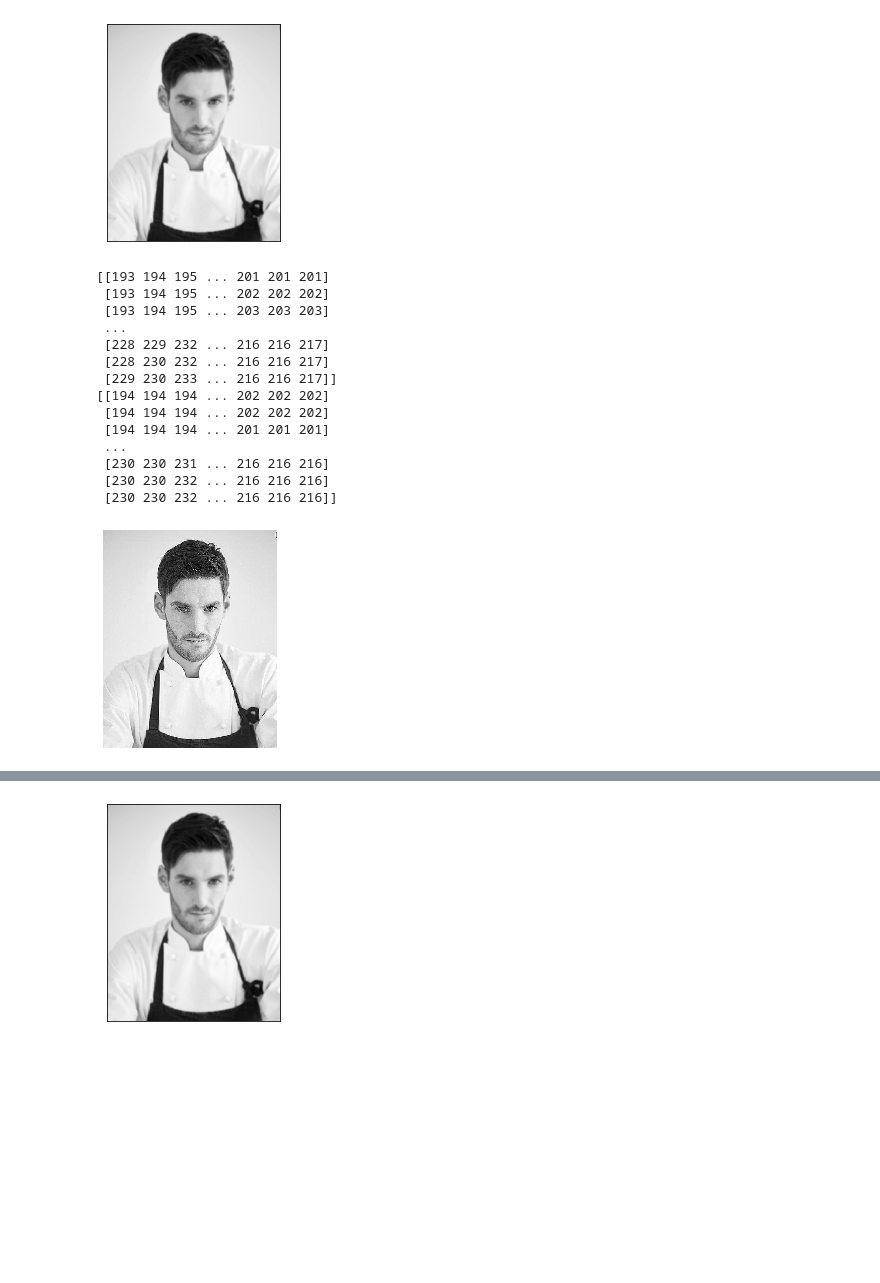
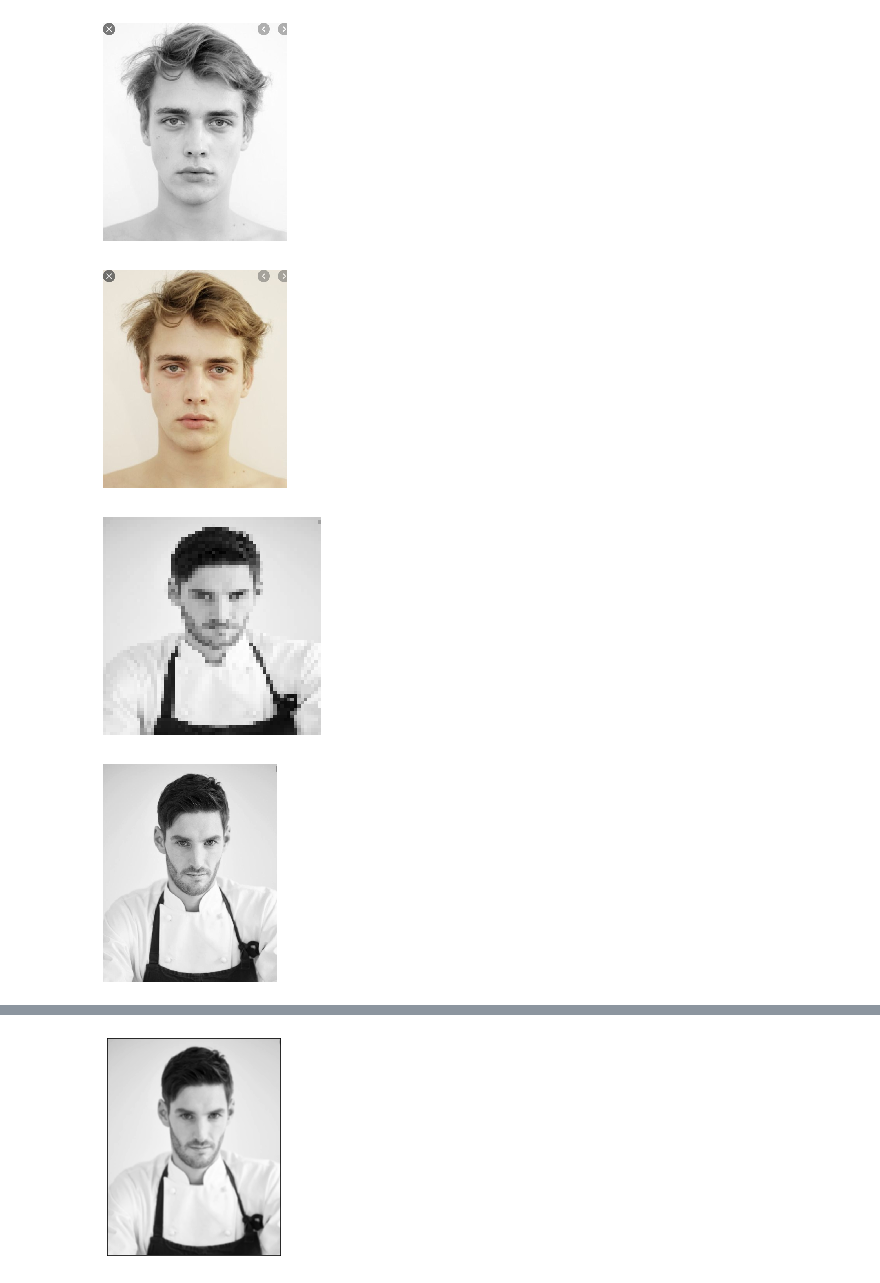
Before and after one commit to ehdrbdndns/Jupyter_project, a Jupyter notebook: opencv_normar_command.ipynb, the cells around one changed output, grey strips where cells are left out. Drawn from its saved outputs; the diff is of its cells as text; code cells hidden in the pictures; blank space fills up the shorter version.

```diff
--- a/opencv_normar_command.ipynb
+++ b/opencv_normar_command.ipynb
@@ -1,62 +1,50 @@
 # %%
 import cv2
 import numpy as np
 from matplotlib import pyplot as plt
 
 #흑백
-#image = cv2.imread("image/Person/test2.jpg", cv2.IMREAD_GRAYSCALE)
-#plt.imshow(image, cmap="gray"), plt.axis("off") # 축제거
-#plt.show()
+image = cv2.imread("image/Person/test2.jpg", cv2.IMREAD_GRAYSCALE)
+plt.imshow(image, cmap="gray"), plt.axis("off") # 축제거
+plt.show()
 
 #print(image)
 #print(image.shape)
 
 #컬러
-#image_bgr = cv2.imread("image/Person/test2.jpg", cv2.IMREAD_COLOR)
-#image_rgb = cv2.cvtColor(image_bgr, cv2.COLOR_BGR2RGB) #opencv는 기본적으로 bgr을 사용하기에 rgb로 바꿔야함.
-#plt.imshow(image_rgb), plt.axis("off") # 축제거
-#plt.show()
+image_bgr = cv2.imread("image/Person/test2.jpg", cv2.IMREAD_COLOR)
+image_rgb = cv2.cvtColor(image_bgr, cv2.COLOR_BGR2RGB) #opencv는 기본적으로 bgr을 사용하기에 rgb로 바꿔야함.
+plt.imshow(image_rgb), plt.axis("off") # 축제거
+plt.show()
 
 #이미지저장   !!주의 동일 이름이 있을 시에 파일을 덮어버림
 #path = "image/Person/"
 #name = input("파일 이름 입력: ")
 #extention = input("확장자 입력")
 #cv2.imwrite(path + name + "." + extention, image)
 
 #사이즈 재조정
-#image_2 = cv2.imread("image/Person/test3.jpg", cv2.IMREAD_GRAYSCALE)
-#image_50x50 = cv2.resize(image_2, (64,64))
-#plt.imshow(image_50x50, cmap="gray"), plt.axis("off")
-#plt.show()
+image_2 = cv2.imread("image/Person/test3.jpg", cv2.IMREAD_GRAYSCALE)
+image_50x50 = cv2.resize(image_2, (64,64))
+plt.imshow(image_50x50, cmap="gray"), plt.axis("off")
+plt.show()
 
 #이미지 주변 제거
-#image_cropped = image_2[:,:120]
-#plt.imshow(image_2, cmap="gray"), plt.axis("off")
-#plt.show()
-#plt.imshow(image_cropped, cmap="gray"), plt.axis("off")
-#plt.show()
+image_cropped = image_2[:,:120]
+plt.imshow(image_2, cmap="gray"), plt.axis("off")
+plt.show()
+plt.imshow(image_cropped, cmap="gray"), plt.axis("off")
+plt.show()
 
 #이미지 흐리게하기
-#image_blurry = cv2.blur(image_2, (5,5))
-#plt.imshow(image_blurry, cmap="gray"), plt.axis("off")
-#plt.show()
-#image_blurry = cv2.blur(image_2, (50,50))
-#plt.imshow(image_blurry, cmap="gray"), plt.xticks([]), plt.yticks([]) #틱 생성
-#plt.show()
+image_blurry = cv2.blur(image_2, (5,5))
+plt.imshow(image_blurry, cmap="gray"), plt.axis("off")
+plt.show()
+image_blurry = cv2.blur(image_2, (50,50))
+plt.imshow(image_blurry, cmap="gray"), plt.xticks([]), plt.yticks([]) #틱 생성
+plt.show()
 # %% [output]
-[figure, old version]
+[figure, new version]
-[[193 194 195 ... 201 201 201]
- [193 194 195 ... 202 202 202]
- [193 194 195 ... 203 203 203]
- ...
- [228 229 232 ... 216 216 217]
- [228 230 232 ... 216 216 217]
- [229 230 233 ... 216 216 217]]
-[[194 194 194 ... 202 202 202]
- [194 194 194 ... 202 202 202]
- [194 194 194 ... 201 201 201]
- ...
- [230 230 231 ... 216 216 216]
- [230 230 232 ... 216 216 216]
- [230 230 232 ... 216 216 216]]
-[figure, old version]
+[figure, new version]
+[figure, added]
+[figure, added]
```
Also changed, not shown: parts of 1 cell of this notebook, 1 other file.
